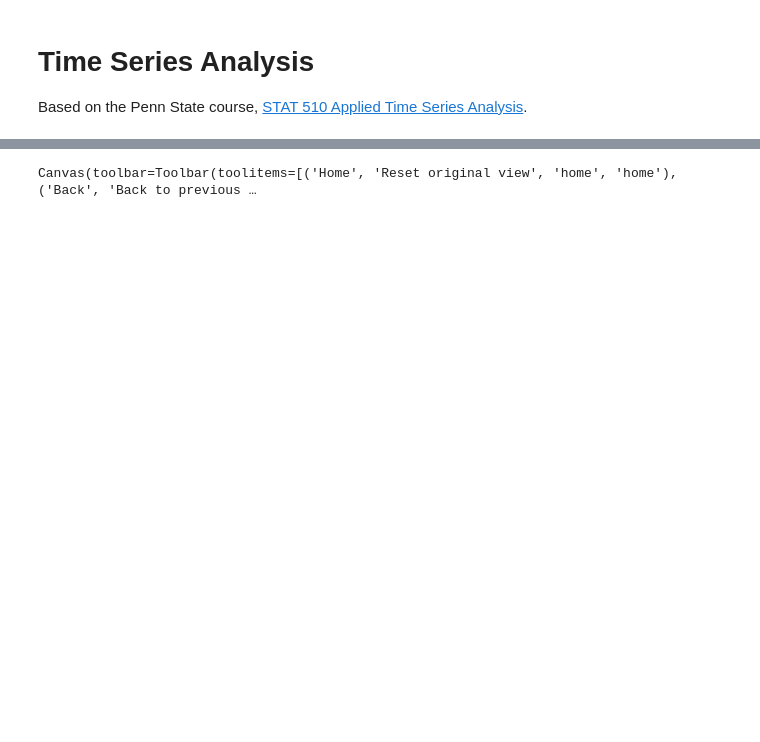
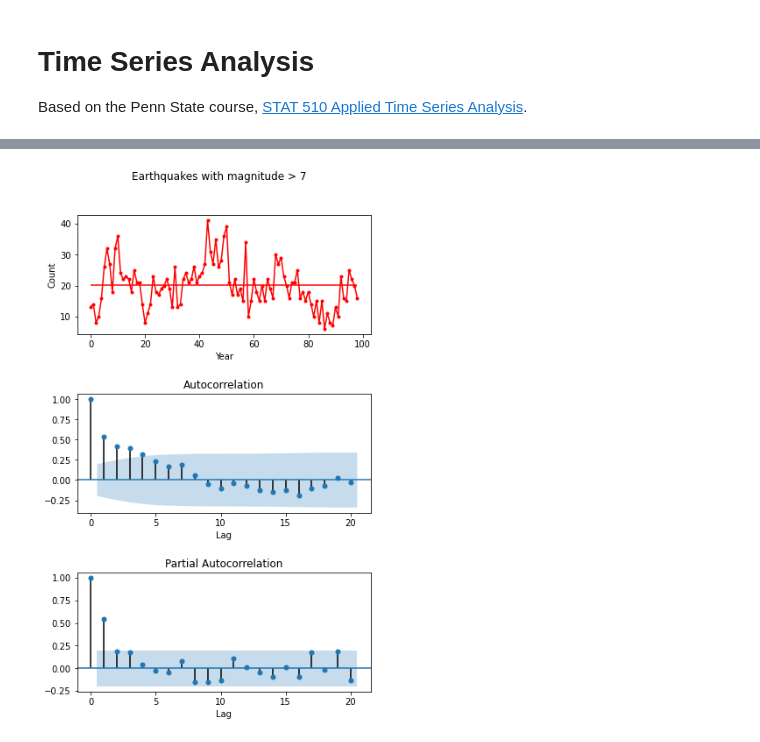
Before and after one commit to vp-code/Python-Stats, a Jupyter notebook: TSA_510.ipynb, the cells around one changed output, grey strips where cells are left out. Saved outputs shown, nothing was run; the diff lists cells and outputs as text; code cells hidden in the pictures; blank space fills up the shorter version.

```diff
--- a/TSA_510.ipynb
+++ b/TSA_510.ipynb
@@ -83,18 +204,22 @@ dtype: float64
 # %%
+# Autocorrelation and partial autocorrelation functions
+
+acf = st.acf(s1,nlags=10,fft=False)    # This calculated acf array can be plotted with  ax.plot(acf)
 
 plt.close()
-fig = plt.figure()
-_ = fig.suptitle("Earthquakes with magnitude > 7" )
+fig,(ax1,ax2,ax3) = plt.subplots(3,1,figsize=(6,10))
+plt.subplots_adjust(hspace=0.5)
+_ = fig.suptitle('Earthquakes with magnitude > 7',usetex=False,y=0.95)
 
-a1 = fig.add_subplot(211,ylabel="Count of quakes",xlabel="Index")
-a2 = fig.add_subplot(212)
-plt.subplots_adjust(hspace=0.6)
+_ = ax1.plot(s1.index,s1.values,'.-r')
+_ = ax1.hlines(s1.mean(),s1.index.min(),s1.index.max(),'r')   # add a line at the mean value
+_ = ax1.set(xlabel='Year',ylabel='Count')
 
-_ = a1.plot(s1.index,s1.values,'.-r')
-_ = a1.hlines(s1.mean(),s1.index.min(),s1.index.max(),'r')   # add a line at the mean value
 
-acf = st.acf(s1,nlags=10,fft=False)    # This calculated acf array can be plotted with  a2.plot(acf)
+_= ax2.set_xlabel("Lag")
+_ = sm.graphics.tsa.plot_acf(s1,ax=ax2,alpha=0.05)   # statsmodels function with 95% bands
 
-_ = sm.graphics.tsa.plot_acf(s1,ax=a2,alpha=0.05)   # statsmodels function with 95% bands
+_= ax3.set_xlabel("Lag")
+_ = sm.graphics.tsa.plot_pacf(s1,ax=ax3,alpha=0.05)   # statsmodels function with 95% bands
 # %% [output]
-Canvas(toolbar=Toolbar(toolitems=[('Home', 'Reset original view', 'home', 'home'), ('Back', 'Back to previous …
+[figure, added]
```
Also changed, not shown: parts of 19 cells of this notebook, 29 other files.
